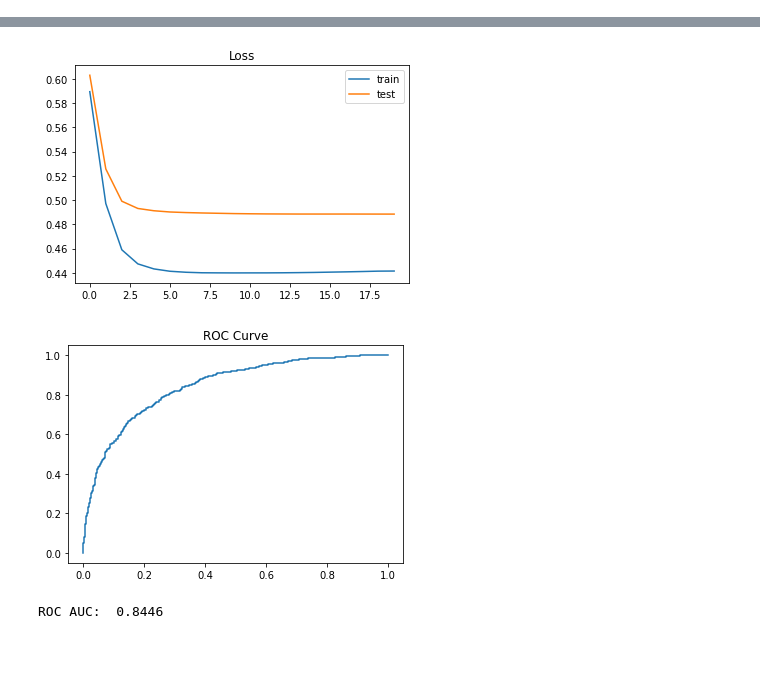
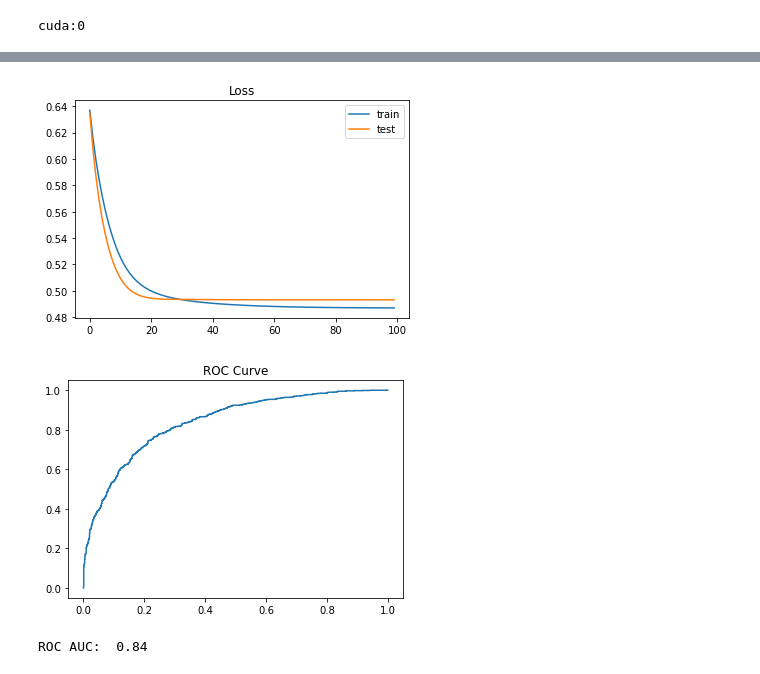
Before and after one commit to LukeV37/PyTorch_SimpleNN_Tutorial, a Jupyter notebook: PyTorch_Example.ipynb, the cells around one changed output, grey strips where cells are left out. Cells and saved outputs as stored; diff of their text form; code cells hidden in the pictures.

Commit message:
GPU Training

```diff
--- a/PyTorch_Example.ipynb
+++ b/PyTorch_Example.ipynb
@@ -72,8 +72,8 @@ def train(model, data, epochs=20):
         model.train()
         for i in range(minibatches):
             indices = allindices[int(i*mini_batch_size):int((i+1)*mini_batch_size-1)]
-            batch_data = torch.from_numpy(np.float32(X_train[indices]))
-            batch_labels = torch.from_numpy(np.float32(y_train[indices]))
+            batch_data = torch.from_numpy(np.float32(X_train[indices])).to(device)
+            batch_labels = torch.from_numpy(np.float32(y_train[indices])).to(device)
             optimizer.zero_grad()
             outputs = model(batch_data)
             loss = loss_fn(outputs, batch_labels)
@@ -81,21 +81,30 @@ def train(model, data, epochs=20):
             optimizer.step()
 
         model.eval()
-        history['train_loss'].append(loss.detach().numpy())
-        y_pred = model(X_test)
-        test_loss = loss_fn(y_pred,y_test).detach().numpy()
+        history['train_loss'].append(loss.detach().cpu().numpy())
+        y_pred = model(X_test.to(device))
+        test_loss = loss_fn(y_pred,y_test.to(device)).detach().cpu().numpy()
         history['test_loss'].append(test_loss)
-        if e%1==0:
+        if e%10==0:
             print('Epoch:',e,'\tTrain Loss:',round(float(loss),4),'\tTest Loss:',round(float(test_loss),4))
 
     return history
+# %%
+torch.cuda.is_available()
+device = torch.device("cuda:0" if torch.cuda.is_available() else "cpu")
+print(device)
+# %% [output]
+cuda:0
 # %%
-model = Net(2,8,1)
-#print(model)
-optimizer = optim.Adam(model.parameters(), lr=0.001)
+model = Net(2,80,1)
+model.to(device)
+print(model)
+pytorch_total_params = sum(p.numel() for p in model.parameters() if p.requires_grad)
+print("Trainable Parameters: ", pytorch_total_params,"\n")
+optimizer = optim.Adam(model.parameters(), lr=0.00005)
 loss_fn = nn.BCELoss()
 
-history = train(model, data, epochs=20)
+history = train(model, data, epochs=100)
 plt.plot(history['train_loss'],label='train')
 plt.plot(history['test_loss'],label='test')
 plt.title("Loss")
@@ -125,14 +130,15 @@ Epoch: 19       Train Loss: 0.4415      Test Loss: 0.4885
-[figure, old version]
+[figure, new version]
 # %%
 # There has to be a better way to convert numpy array to pytorch dataset with minibatches???
 # %%
 from sklearn.metrics import roc_curve, roc_auc_score
-y_pred = model(torch.from_numpy(np.float32(data[2]))).detach().numpy()
+model.to('cpu')
+y_pred = model(torch.from_numpy(np.float32(data[2]))).detach()
 fpr, tpr, thresholds = roc_curve(data[3], y_pred)
 plt.plot(fpr,tpr)
 plt.title("ROC Curve")
 plt.show()
 print("ROC AUC: ", round(roc_auc_score(data[3], y_pred),4))
 # %% [output]
-[figure, old version]
+[figure, new version]
-ROC AUC:  0.8446
+ROC AUC:  0.84
```
Also changed, not shown: parts of 2 cells of this notebook.
